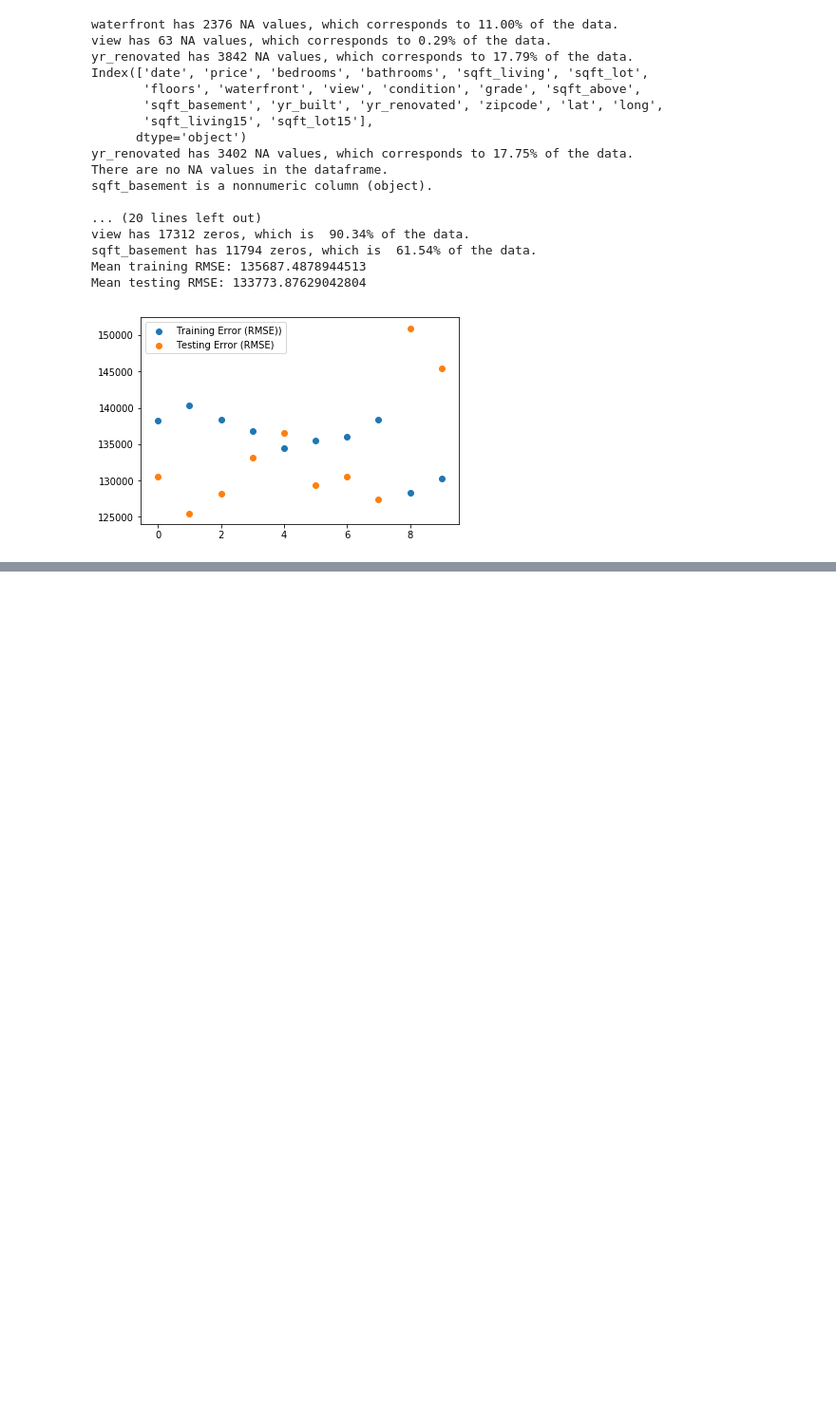
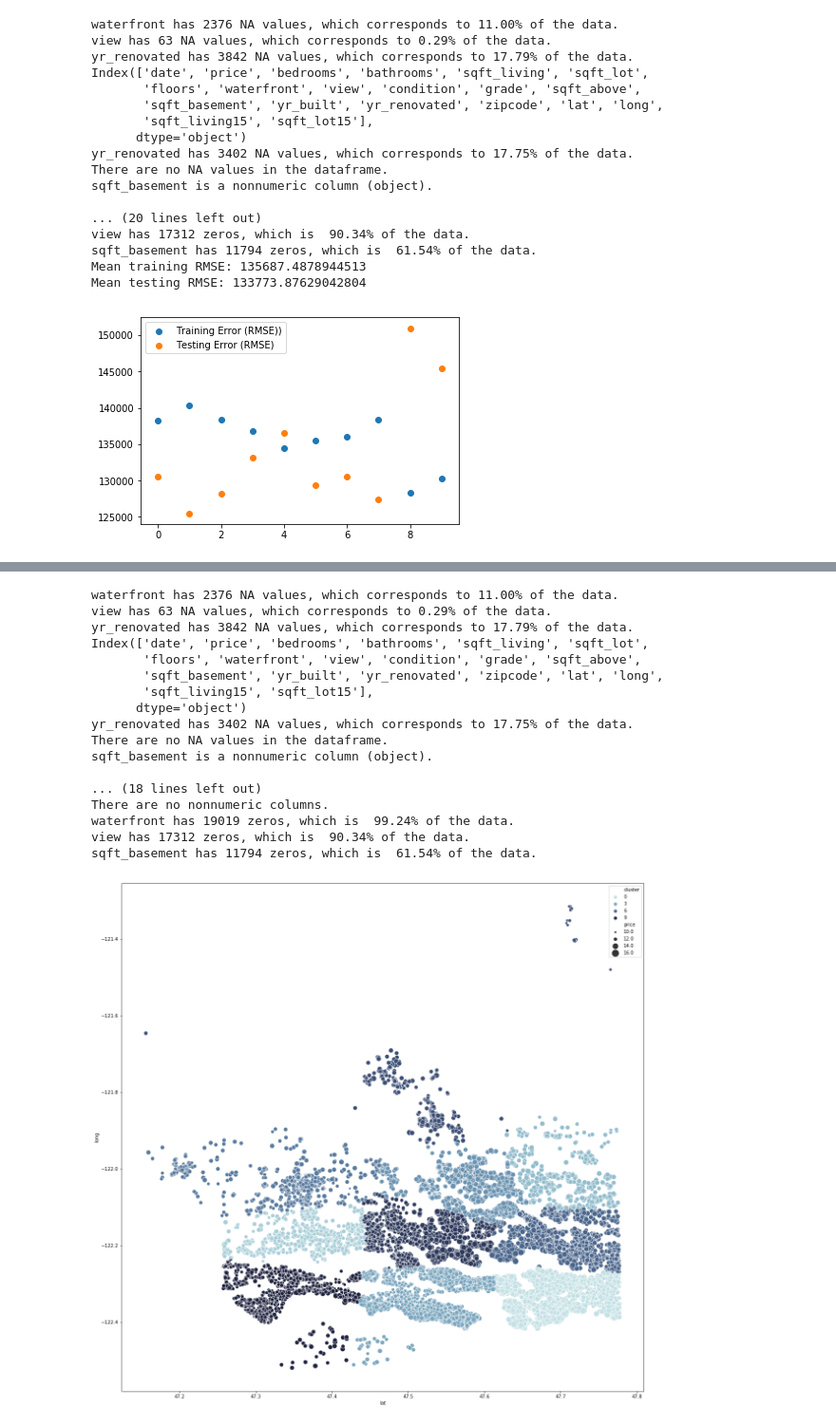
Before and after one commit to JoeDown/King-County-Linear-Regression-Price-Prediction, a Jupyter notebook: nick-scratch.ipynb, the cells around one changed output, grey strips where cells are left out. Shown at 95% size. Cells and saved outputs as stored; diff of their text form; code cells hidden in the pictures; blank space fills up the shorter version.

Commit message:
Added more functions and notebook entries.

```diff
--- a/nick-scratch.ipynb
+++ b/nick-scratch.ipynb
@@ -1788,0 +2370,5 @@ Mean testing RMSE: 133773.87629042804
+# %%
+from sklearn.cluster import KMeans
+X = list(zip(df['lat'].tolist(), df['long'].tolist()))
+kmeans = KMeans(n_clusters=50, random_state=0).fit(X)
+kmeans.labels_
@@ -1788,0 +2659,48 @@ Mean testing RMSE: 133773.87629042804
+# %%
+### Loading data
+df = load_kc_data(filename='kc_house_data.csv', verbose=False)
+
+### Checking and cleaning data
+df = replace_with_year(df, 'date')
+na_columns = check_for_na_values(df)
+df = drop_columns(df, ["id"])
+df = drop_na_rows(df, ["waterfront", "view"])
+na_columns = check_for_na_values(df)
+df = convert_columns_with_types(df, "yr_renovated", int, fill_na=True)
+df = replace_values_with_another_column(df, [0], "yr_renovated", "yr_built", replace_na=True)
+na_columns = check_for_na_values(df)
+nonnumeric_columns = check_for_nonnumeric_columns(df, print_num_unique_values=5)
+# df = drop_rows_with_value(df, 'sqft_basement', '?')
+df = replace_values_with_value(df, '?', 'sqft_basement', '0.0')
+nonnumeric_columns = check_for_nonnumeric_columns(df, print_num_unique_values=5)
+df = convert_columns_with_function(df, "sqft_basement", pd.to_numeric)
+nonnumeric_columns = check_for_nonnumeric_columns(df, print_num_unique_values=5)
+columns_with_zeros = check_for_zeros(df)
+
+df = add_cluster_label_feature(df, fit_df=df, n_clusters=10, drop_original_column=False)
+
+plt.figure(figsize=(20,20))
+cmap = sns.cubehelix_palette(rot=-.2, as_cmap=True)
+ax = sns.scatterplot(x=df['lat'], y=df['long'],
+                     hue=df['cluster'], size=train_df['price'],
+                     palette=cmap, sizes=(10, 200))
+                     #data=housing_values_4)
+# %% [output]
+waterfront has 2376 NA values, which corresponds to 11.00% of the data.
+view has 63 NA values, which corresponds to 0.29% of the data.
+yr_renovated has 3842 NA values, which corresponds to 17.79% of the data.
+Index(['date', 'price', 'bedrooms', 'bathrooms', 'sqft_living', 'sqft_lot',
+       'floors', 'waterfront', 'view', 'condition', 'grade', 'sqft_above',
+       'sqft_basement', 'yr_built', 'yr_renovated', 'zipcode', 'lat', 'long',
+       'sqft_living15', 'sqft_lot15'],
+      dtype='object')
+yr_renovated has 3402 NA values, which corresponds to 17.75% of the data.
+There are no NA values in the dataframe.
+sqft_basement is a nonnumeric column (object).
+
+... (18 lines left out)
+There are no nonnumeric columns.
+waterfront has 19019 zeros, which is  99.24% of the data.
+view has 17312 zeros, which is  90.34% of the data.
+sqft_basement has 11794 zeros, which is  61.54% of the data.
+[figure, added]
```
Also changed, not shown: parts of 13 cells of this notebook, 1 other file.
